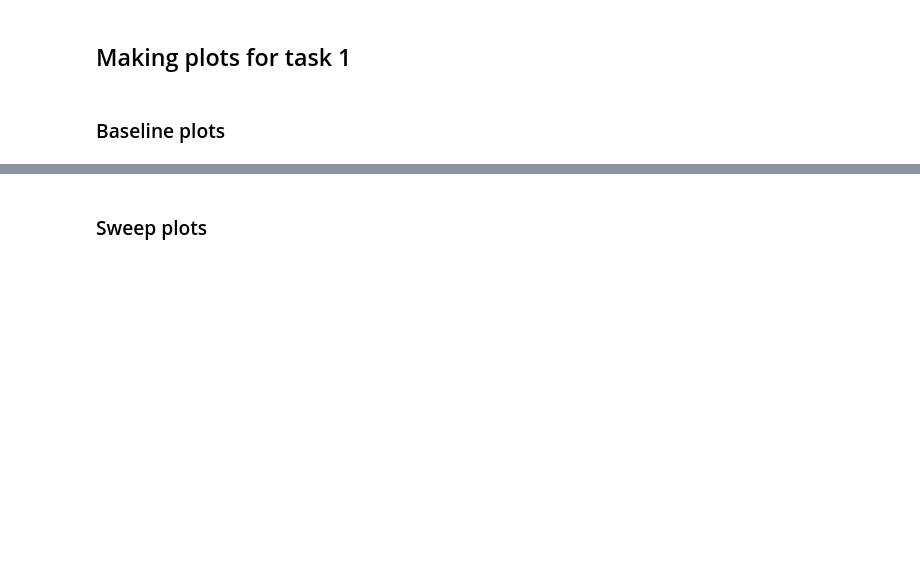
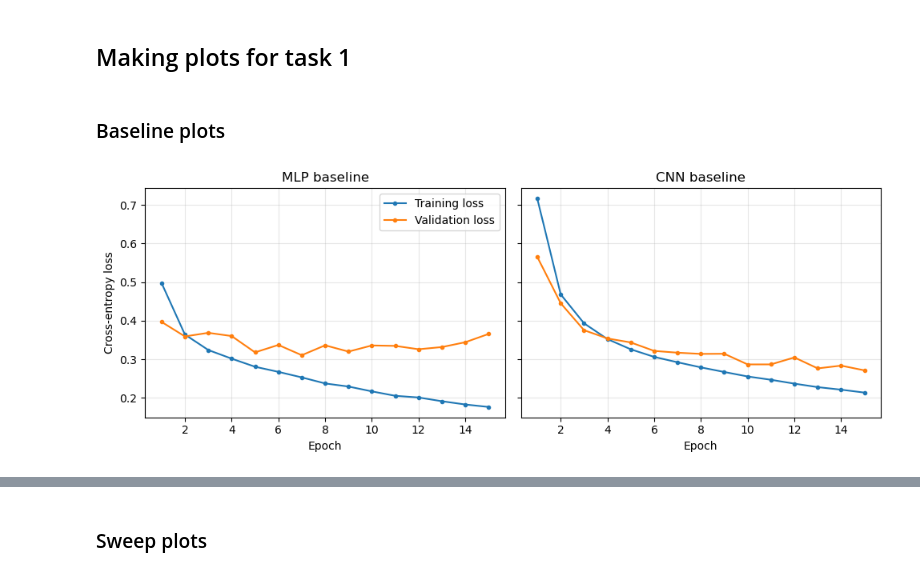
Before and after one commit to LucasNovelli/deepLearningAssignment1, a Jupyter notebook: deeplearning.ipynb, the cells around one changed output, grey strips where cells are left out. Cells and saved outputs as stored; diff of their text form; code cells hidden in the pictures; blank space fills up the shorter version.

Commit message:
Making the plots more compressed by combining and look better with labels and legends

```diff
--- a/deeplearning.ipynb
+++ b/deeplearning.ipynb
@@ -815,47 +817,23 @@ Loaded test results from results/test_results.json
 # %% [markdown]
 ### Baseline plots
 # %%
-# Baseline comparison between MLP and CNN.
-# We can choose 1 or 2 to show in report
-def plot_history(history, title="Baseline"):
+fig, axes = plt.subplots(1, 2, figsize=(10, 3.8), sharey=True)
+
+for ax, history, title in [(axes[0], mlp_baseline_history, "MLP baseline"),
+                           (axes[1], cnn_baseline_history, "CNN baseline")]:
     epochs = range(1, len(history["train_loss"]) + 1)
-    fig, (ax1, ax2) = plt.subplots(1, 2, figsize=(11, 4))
+    ax.plot(epochs, history["train_loss"], marker="o", markersize=3, label="Training loss")
+    ax.plot(epochs, history["val_loss"], marker="o", markersize=3, label="Validation loss")
+    ax.set_xlabel("Epoch")
+    ax.set_title(title)
+    ax.grid(alpha=0.3)
 
-    ax1.plot(epochs, history["train_loss"], label="train")
-    ax1.plot(epochs, history["val_loss"], label="validation")
-    ax1.set_xlabel("epoch")
-    ax1.set_ylabel("cross-entropy loss")
-    ax1.set_title("Loss")
-    ax1.legend()
+axes[0].set_ylabel("Cross-entropy loss")
+axes[0].legend()
 
-    ax2.plot(epochs, history["val_acc"], label="validation", color="tab:orange")
-    ax2.set_xlabel("epoch")
-    ax2.set_ylabel("accuracy")
-    ax2.set_title("Validation accuracy")
-    ax2.legend()
-
-    fig.suptitle(title)
-    fig.tight_layout()
-
-    os.makedirs("figures", exist_ok=True)
-    plt.savefig(f"figures/{title}.png", dpi=150, bbox_inches="tight")
-
-    plt.show()
-
-
-def plot_comparison(results, metric="val_loss", title=None):
-    """One curve per experiment, for a single metric."""
-    plt.figure(figsize=(7, 4))
-    for name, history in results.items():
-        epochs = range(1, len(history[metric]) + 1)
-        plt.plot(epochs, history[metric], label=name)
-    plt.xlabel("epoch")
-    plt.ylabel(metric)
-    plt.title(title or metric)
-    plt.legend()
-    plt.tight_layout()
-
-    os.makedirs("figures", exist_ok=True)
-    plt.savefig(f"figures/{title}.png", dpi=150, bbox_inches="tight")
-
-    plt.show()
+fig.tight_layout()
+os.makedirs("figures", exist_ok=True)
+fig.savefig("figures/baselines_loss.png", dpi=150, bbox_inches="tight")
+plt.show()
+# %% [output]
+[figure, added]
```
Also changed, not shown: parts of 9 cells of this notebook, 3 other files.
